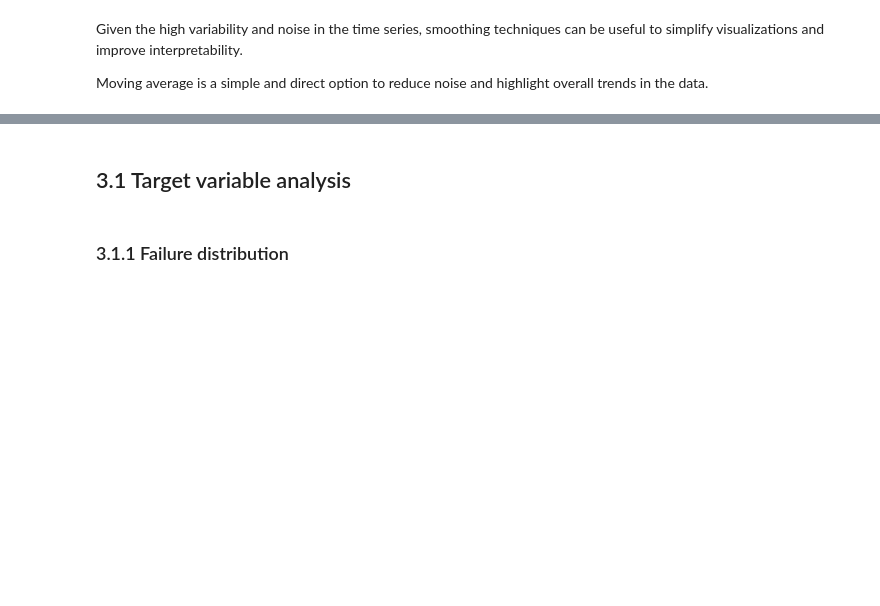
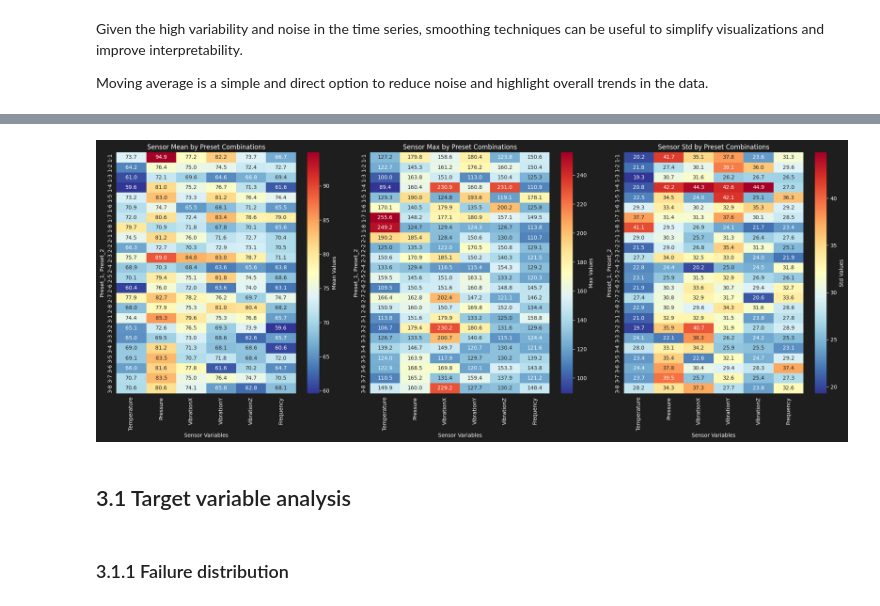
Before and after one commit to jackson-simionato/fpso-equipment-monitoring, a Jupyter notebook: notebooks/01_eda_exploration.ipynb, the cells around one changed output, grey strips where cells are left out. Cells and saved outputs as stored; diff of their text form; code cells hidden in the pictures; blank space fills up the shorter version.

```diff
--- a/notebooks/01_eda_exploration.ipynb
+++ b/notebooks/01_eda_exploration.ipynb
@@ -164,3 +112,5 @@ In this step, the main goal is to perform an initial examination of the dataset
 # %%
+sensor_columns = ['Temperature','Pressure', 'VibrationX', 'VibrationY','VibrationZ', 'Frequency']
+
 # Displaying descriptive statistics for sensored data
-df.select_dtypes(float).describe()
+df[sensor_columns].describe()
@@ -198,6 +149,7 @@ Given the high variability and noise in the time series, smoothing techniques ca
 Moving average is a simple and direct option to reduce noise and highlight overall trends in the data.
 # %%
 # Plotting time series for all variables. Filtering the DataFrame to a specific range for clarity
-for col in ['Temperature', 'Pressure', 'VibrationX', 'VibrationY', 'VibrationZ', 'Frequency']:
-    df[f'{col}_smooth'] = df[col].rolling(window=5, center=True).mean()
-    DataPlotter().plot_time_series(df.iloc[200:400], f'{col}_smooth')
+smooth_df = df.copy()
+for col in sensor_columns:
+    smooth_df[f'{col}_smooth'] = smooth_df[col].rolling(window=5, center=True).mean()
+    DataPlotter().plot_time_series(smooth_df.iloc[200:400], f'{col}_smooth')
@@ -216,0 +266,3 @@ fig = DataPlotter().plot_time_series(df, 'Temperature_smooth')
+# %%
+stats_preset_1_2 = create_stats_summary(df, target_col=['Preset_1','Preset_2'], agg_funcs=['mean', 'max', 'std'])
+display(stats_preset_1_2)
@@ -217,3 +289,34 @@ fig = DataPlotter().plot_time_series(df, 'Temperature_smooth')
+# %%
+# Create a comprehensive heatmap showing sensor behavior for each preset combination
+import matplotlib.pyplot as plt
+import seaborn as sns
+
+# Reshape data for better visualization
+preset_combo_stats = stats_preset_1_2.copy()
+
+# Create separate heatmaps for each statistic (mean, max, std)
+fig, axes = plt.subplots(1, 3, figsize=(20, 8))
+
+for i, stat in enumerate(['mean', 'max', 'std']):
+    # Extract data for this statistic
+    stat_data = preset_combo_stats.xs(stat, level=1, axis=1)
+
+    # Create heatmap
+    sns.heatmap(stat_data,
+                annot=True,
+                fmt='.1f',
+                cmap='RdYlBu_r',
+                ax=axes[i],
+                cbar_kws={'label': f'{stat.title()} Values'})
+
+    axes[i].set_title(f'Sensor {stat.title()} by Preset Combinations')
+    axes[i].set_xlabel('Sensor Variables')
+    axes[i].set_ylabel('Preset_1, Preset_2')
+
+plt.tight_layout()
+plt.show()
+# %% [output]
+[figure, added]
 # %% [markdown]
 ## 3.1 Target variable analysis
 # %% [markdown]
```
Also changed, not shown: parts of 63 cells of this notebook.
